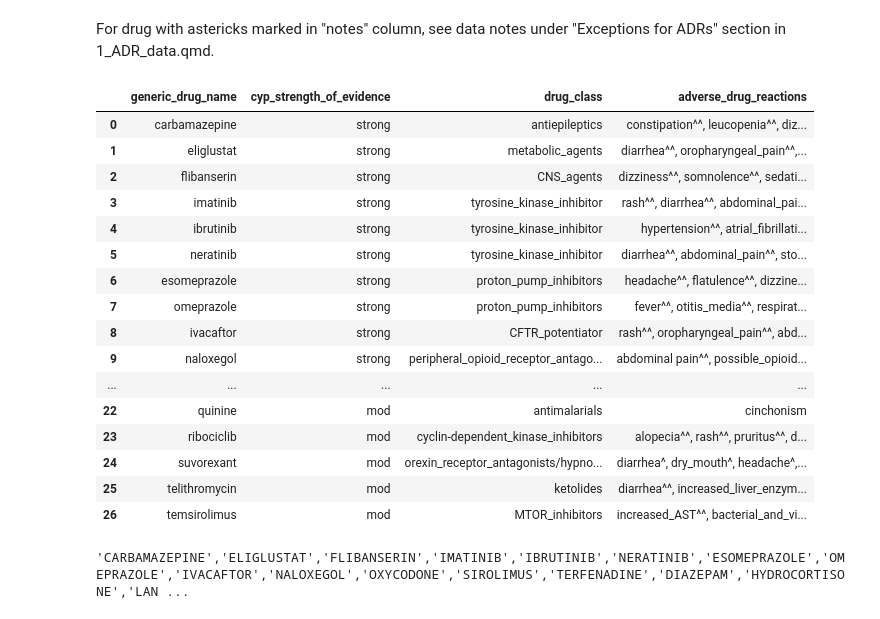
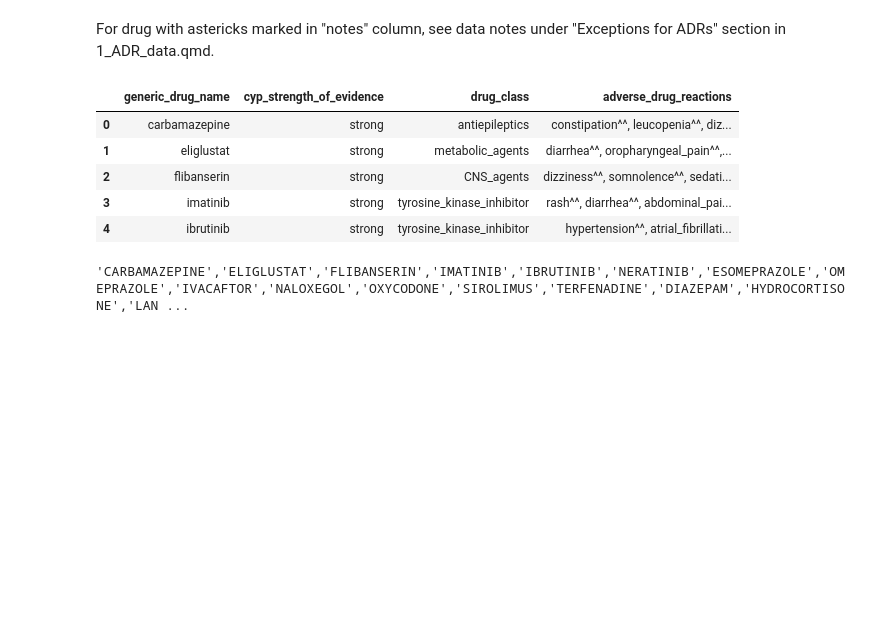
Before and after one commit to jhylin/Adverse_drug_reactions, a Jupyter notebook: 2_ADR_test.ipynb, the cells around one changed output. Saved outputs shown, nothing was run; the diff lists cells and outputs as text; code cells hidden in the pictures; blank space fills up the shorter version.

```diff
--- a/2_ADR_test.ipynb
+++ b/2_ADR_test.ipynb
@@ -43,30 +46,19 @@ For drug with astericks marked in "notes" column, see data notes under "Exceptio
 # %%
 # drop some columns
 df = data.drop([
     "notes",
     "first_ref",
     "second_ref",
     "date_checked"
     ], axis=1)
-df
+df.head()
 # %% [output]
 |  | generic_drug_name | cyp_strength_of_evidence | drug_class | adverse_drug_reactions |
 | 0 | carbamazepine | strong | antiepileptics | constipation^^, leucopenia^^, diz... |
 | 1 | eliglustat | strong | metabolic_agents | diarrhea^^, oropharyngeal_pain^^,... |
 | 2 | flibanserin | strong | CNS_agents | dizziness^^, somnolence^^, sedati... |
 | 3 | imatinib | strong | tyrosine_kinase_inhibitor | rash^^, diarrhea^^, abdominal_pai... |
 | 4 | ibrutinib | strong | tyrosine_kinase_inhibitor | hypertension^^, atrial_fibrillati... |
-| 5 | neratinib | strong | tyrosine_kinase_inhibitor | diarrhea^^, abdominal_pain^^, sto... |
-| 6 | esomeprazole | strong | proton_pump_inhibitors | headache^^, flatulence^^, dizzine... |
-| 7 | omeprazole | strong | proton_pump_inhibitors | fever^^, otitis_media^^, respirat... |
-| 8 | ivacaftor | strong | CFTR_potentiator | rash^^, oropharyngeal_pain^^, abd... |
-| 9 | naloxegol | strong | peripheral_opioid_receptor_antago... | abdominal pain^^, possible_opioid... |
-| ... | ... | ... | ... | ... |
-| 22 | quinine | mod | antimalarials | cinchonism |
-| 23 | ribociclib | mod | cyclin-dependent_kinase_inhibitors | alopecia^^, rash^^, pruritus^^, d... |
-| 24 | suvorexant | mod | orexin_receptor_antagonists/hypno... | diarrhea^, dry_mouth^, headache^,... |
-| 25 | telithromycin | mod | ketolides | diarrhea^^, increased_liver_enzym... |
-| 26 | temsirolimus | mod | MTOR_inhibitors | increased_AST^^, bacterial_and_vi... |
 # %%
 string = df["generic_drug_name"].tolist()
 # Convert list of drugs into multiple strings of drug names
```
Also changed, not shown: parts of 23 cells of this notebook.
